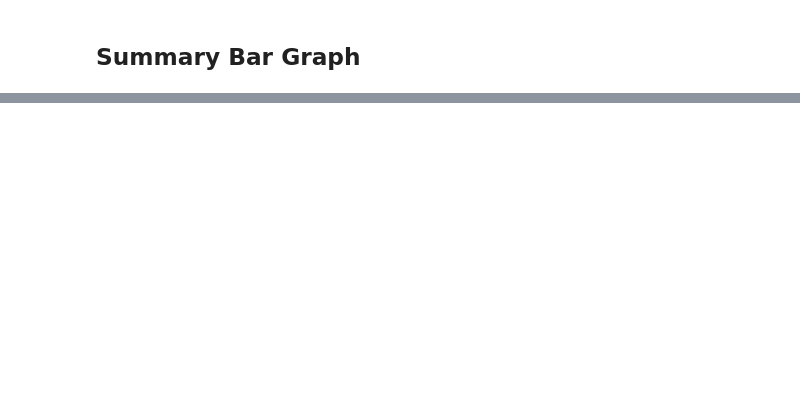
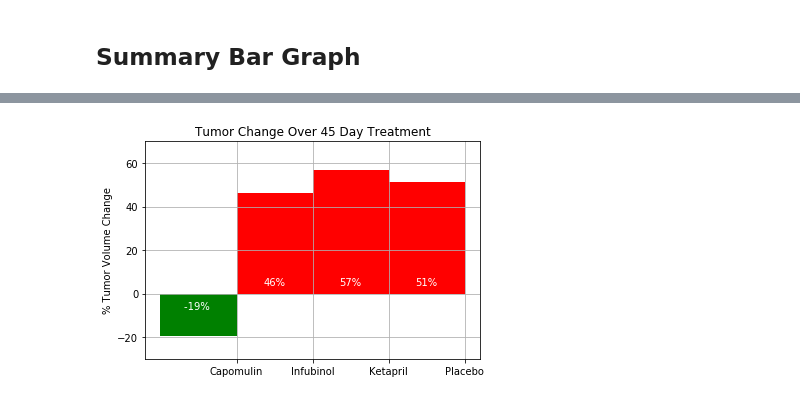
Before and after one commit to CorbinLeho/Pymaceuticals-Inc, a Jupyter notebook: Pymaceuticals.ipynb, the cells around one changed output, grey strips where cells are left out. Drawn from its saved outputs; the diff is of its cells as text; code cells hidden in the pictures; blank space fills up the shorter version.

```diff
--- a/Pymaceuticals.ipynb
+++ b/Pymaceuticals.ipynb
@@ -204,5 +254,7 @@ plt.show()
 ## Summary Bar Graph
 # %%
 # Calculate the percent changes for each drug
-
+pct_change = 100 * ((tumor_vols_avg.iloc[-1] - tumor_vols_avg.iloc[0]) / tumor_vols_avg.iloc[0])
+pct_change_sem = 100 * ((tumor_vols_sem.iloc[-1] - tumor_vols_sem.iloc[0]) / tumor_vols_sem.iloc[0])
 # Display the data to confirm
+pct_change
@@ -229,0 +289,50 @@ fig.show()
+# %%
+# Store all Relevant Percent Changes into a Tuple
+pct_changes = (pct_change["Capomulin"],
+               pct_change["Infubinol"],
+               pct_change["Ketapril"],
+               pct_change["Placebo"])
+
+# Splice the data between passing and failing drugs
+fig, Summary = plt.subplots()
+x_axis = np.arange(len(pct_changes))
+
+width = 1
+passing = Summary.bar(x_axis[0], pct_changes[0], width, color='green')
+failing = Summary.bar(x_axis[1:], pct_changes[1:], width, color='red')
+
+# Orient widths. Add labels, tick marks, etc.
+Summary.set_ylabel('% Tumor Volume Change')
+Summary.set_title('Tumor Change Over 45 Day Treatment')
+Summary.set_xticks(x_axis + 0.5)
+Summary.set_xticklabels(('Capomulin', 'Infubinol', 'Ketapril', 'Placebo'))
+
+Summary.set_ylim([-30,70])
+Summary.grid(True)
+
+# Use functions to label the percentages of changes
+def label_Fail(bars):
+    for bar in bars:
+        height = bar.get_height()
+        Summary.text(bar.get_x() + bar.get_width()/2, 3,
+                '%d%%' % int(height),
+                ha='center', va='bottom', color="white")
+
+def label_Pass(bars):
+    for bar in bars:
+        height = bar.get_height()
+        Summary.text(bar.get_x() + bar.get_width()/2, -8,
+                '%d%% ' % int(height),
+                ha='center', va='bottom', color="white")
+
+# Call functions to implement the function calls
+label_Pass(passing)
+label_Fail(failing)
+
+# Save the Figure
+fig.savefig("% Tumor Change.png")
+
+# Show the Figure
+fig.show()
+# %% [output]
+[figure, added]
```
Also changed, not shown: parts of 10 cells of this notebook, 4 other files.
